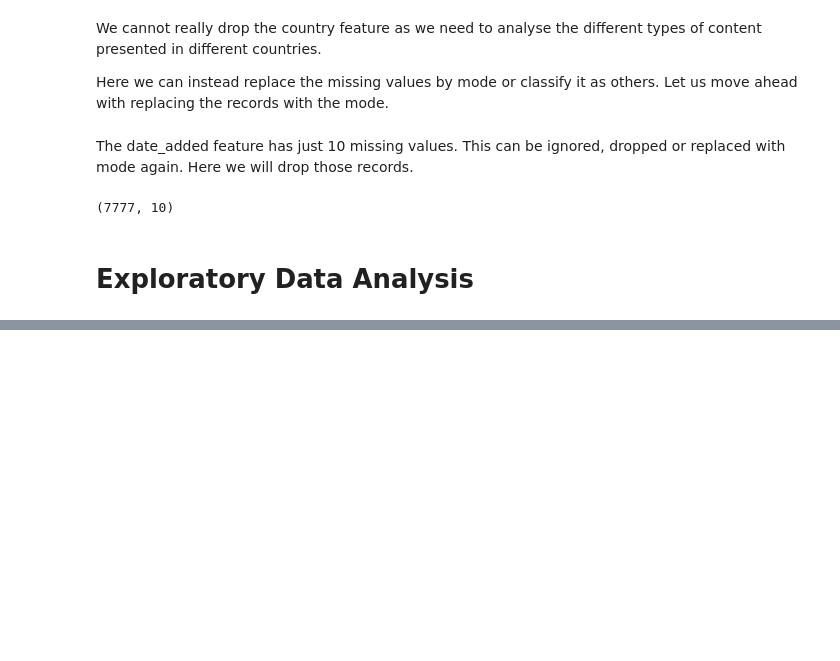
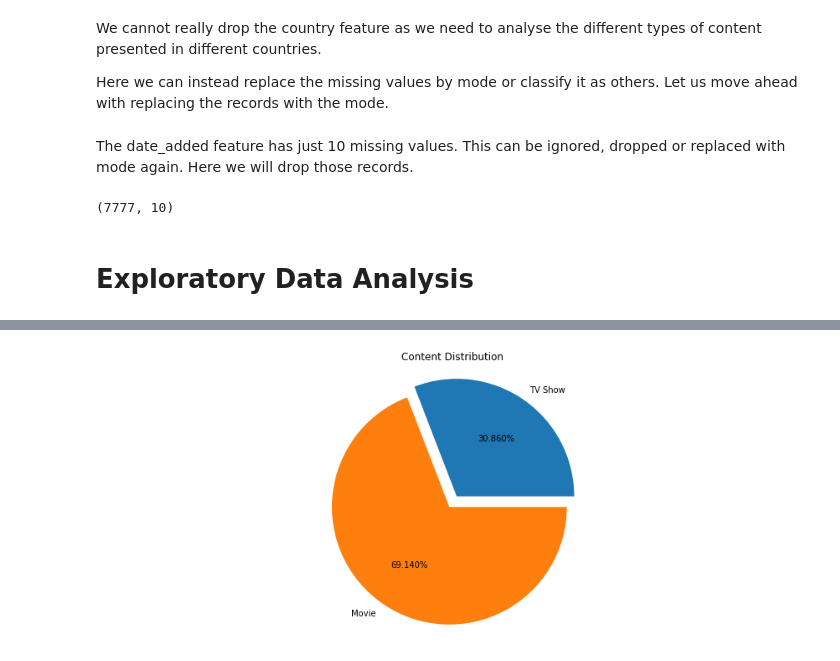
Before and after one commit to vinayakpotdar2114/Capstone-Project-4-Netflix-Movies-and-TV-Shows-Clustering, a Jupyter notebook: NETFLIX_MOVIES_AND_TV_SHOWS_CLUSTERING.ipynb, the cells around one changed output, grey strips where cells are left out. Cells and saved outputs as stored; diff of their text form; code cells hidden in the pictures; blank space fills up the shorter version.

```diff
--- a/NETFLIX_MOVIES_AND_TV_SHOWS_CLUSTERING.ipynb
+++ b/NETFLIX_MOVIES_AND_TV_SHOWS_CLUSTERING.ipynb
@@ -187,0 +223,10 @@ data.shape
+# %%
+plt.figure(figsize=(15, 6))
+labels=['TV Show', 'Movie']
+plt.pie(data['type'].value_counts().sort_values(),labels=labels,explode=[0.1,0.01],
+        autopct='%1.3f%%', startangle=0)
+plt.title('Content Distribution')
+plt.axis('equal')
+plt.show()
+# %% [output]
+[figure, added]
```
Also changed, not shown: parts of 35 cells of this notebook.
